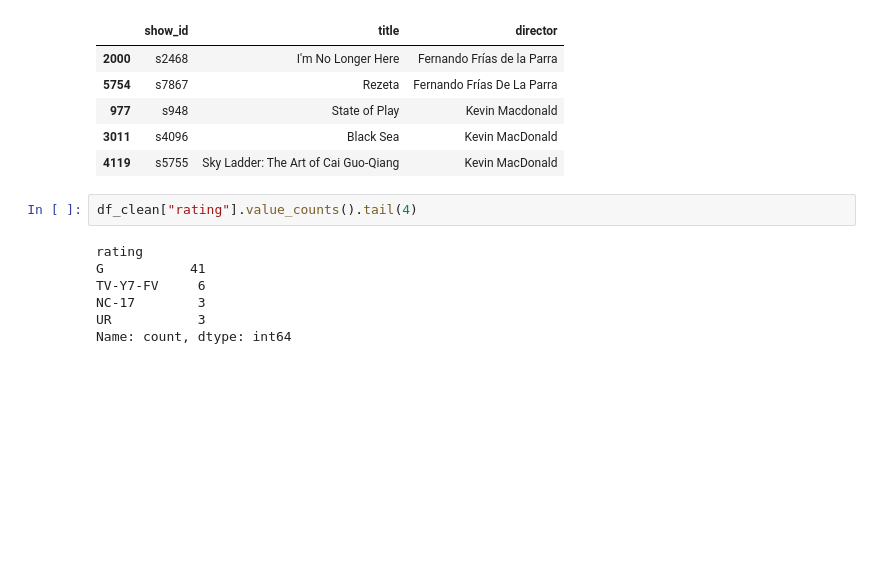
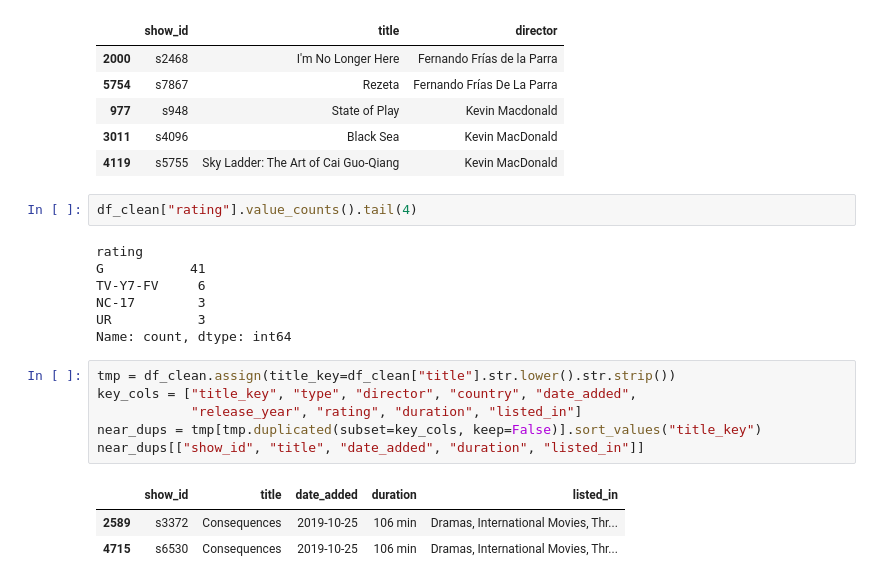
Before and after one commit to IrafashCactus/auspify-netflix-data-science, a Jupyter notebook: notebooks/01_data_cleaning.ipynb, the cells around one changed output. Saved outputs shown, nothing was run; the diff lists cells and outputs as text; blank space fills up the shorter version.

```diff
--- a/notebooks/01_data_cleaning.ipynb
+++ b/notebooks/01_data_cleaning.ipynb
@@ -348,3 +348,13 @@ TV-Y7-FV     6
 NC-17        3
 UR           3
 Name: count, dtype: int64
+# %%
+tmp = df_clean.assign(title_key=df_clean["title"].str.lower().str.strip())
+key_cols = ["title_key", "type", "director", "country", "date_added",
+            "release_year", "rating", "duration", "listed_in"]
+near_dups = tmp[tmp.duplicated(subset=key_cols, keep=False)].sort_values("title_key")
+near_dups[["show_id", "title", "date_added", "duration", "listed_in"]]
+# %% [output]
+|  | show_id | title | date_added | duration | listed_in |
+| 2589 | s3372 | Consequences | 2019-10-25 | 106 min | Dramas, International Movies, Thr... |
+| 4715 | s6530 | Consequences | 2019-10-25 | 106 min | Dramas, International Movies, Thr... |
```
Also changed, not shown: parts of 12 cells of this notebook, 1 other file.
